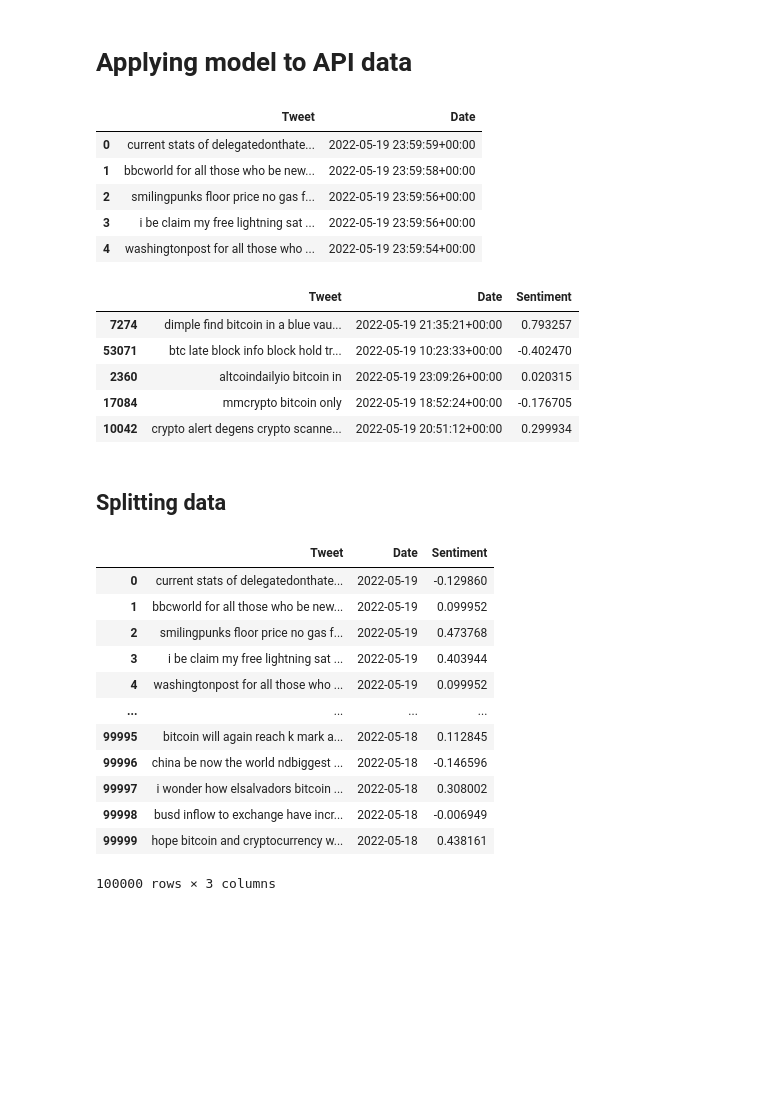
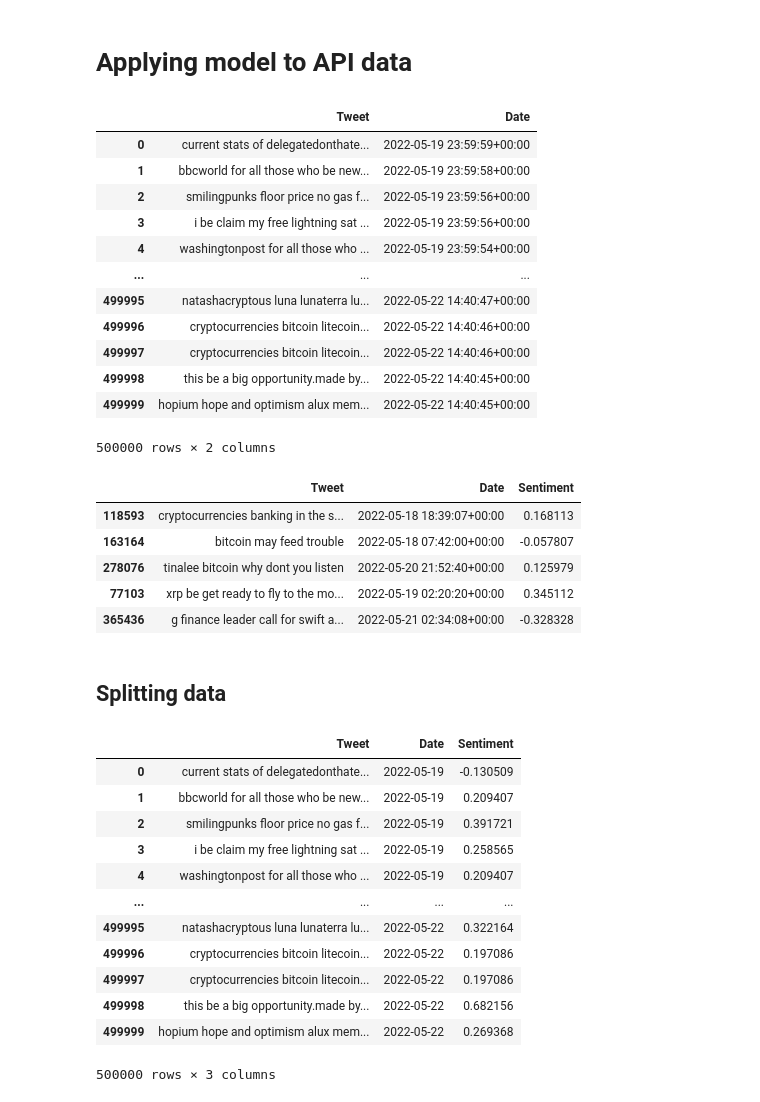
Before and after one commit to joshbrook/BTC-Sentiment-Analysis, a Jupyter notebook: preprocessing.ipynb, the cells around one changed output. Drawn from its saved outputs; the diff is of its cells as text; code cells hidden in the pictures; blank space fills up the shorter version.

```diff
--- a/preprocessing.ipynb
+++ b/preprocessing.ipynb
@@ -253,21 +253,28 @@ Minor improvement (~ 0.002)
 # %% [markdown]
 # Applying model to API data
 # %%
-data = pd.read_csv("data/Btc_tweets.csv").drop(columns=["Unnamed: 0"])
+data = pd.read_csv("data/Btc_tweets_17_23.csv").drop(columns=["Unnamed: 0"])
 
 updated = []
 for tweet in data["tweet"]:
     updated.append((tweet[1:-1].replace(",", "").replace("'", "")))
 
 api = pd.DataFrame(zip(updated, data["date"]), columns=["Tweet", "Date"])
-api.head(5)
+api
 # %% [output]
 |  | Tweet | Date |
 | 0 | current stats of delegatedonthate... | 2022-05-19 23:59:59+00:00 |
 | 1 | bbcworld for all those who be new... | 2022-05-19 23:59:58+00:00 |
 | 2 | smilingpunks floor price no gas f... | 2022-05-19 23:59:56+00:00 |
 | 3 | i be claim my free lightning sat ... | 2022-05-19 23:59:56+00:00 |
 | 4 | washingtonpost for all those who ... | 2022-05-19 23:59:54+00:00 |
+| ... | ... | ... |
+| 499995 | natashacryptous luna lunaterra lu... | 2022-05-22 14:40:47+00:00 |
+| 499996 | cryptocurrencies bitcoin litecoin... | 2022-05-22 14:40:46+00:00 |
+| 499997 | cryptocurrencies bitcoin litecoin... | 2022-05-22 14:40:46+00:00 |
+| 499998 | this be a big opportunity.made by... | 2022-05-22 14:40:45+00:00 |
+| 499999 | hopium hope and optimism alux mem... | 2022-05-22 14:40:45+00:00 |
+500000 rows × 2 columns
 # %%
 api_counts = count.transform(api["Tweet"])
 api_tfidf = tfidf_transformer.transform(api_counts)
@@ -278,11 +285,11 @@ df = pd.DataFrame(zip(api["Tweet"], api["Date"], r_pred), columns=["Tweet", "Dat
 df.sample(5)
 # %% [output]
 |  | Tweet | Date | Sentiment |
-| 7274 | dimple find bitcoin in a blue vau... | 2022-05-19 21:35:21+00:00 | 0.793257 |
-| 53071 | btc late block info block hold tr... | 2022-05-19 10:23:33+00:00 | -0.402470 |
-| 2360 | altcoindailyio bitcoin in | 2022-05-19 23:09:26+00:00 | 0.020315 |
-| 17084 | mmcrypto bitcoin only | 2022-05-19 18:52:24+00:00 | -0.176705 |
-| 10042 | crypto alert degens crypto scanne... | 2022-05-19 20:51:12+00:00 | 0.299934 |
+| 118593 | cryptocurrencies banking in the s... | 2022-05-18 18:39:07+00:00 | 0.168113 |
+| 163164 | bitcoin may feed trouble | 2022-05-18 07:42:00+00:00 | -0.057807 |
+| 278076 | tinalee bitcoin why dont you listen | 2022-05-20 21:52:40+00:00 | 0.125979 |
+| 77103 | xrp be get ready to fly to the mo... | 2022-05-19 02:20:20+00:00 | 0.345112 |
+| 365436 | g finance leader call for swift a... | 2022-05-21 02:34:08+00:00 | -0.328328 |
 # %% [markdown]
 ## Splitting data
 # %%
@@ -292,17 +299,17 @@ df["Date"] = [d.date() for d in pd.to_datetime(df["Date"])]
 df
 # %% [output]
 |  | Tweet | Date | Sentiment |
-| 0 | current stats of delegatedonthate... | 2022-05-19 | -0.129860 |
-| 1 | bbcworld for all those who be new... | 2022-05-19 | 0.099952 |
-| 2 | smilingpunks floor price no gas f... | 2022-05-19 | 0.473768 |
-| 3 | i be claim my free lightning sat ... | 2022-05-19 | 0.403944 |
-| 4 | washingtonpost for all those who ... | 2022-05-19 | 0.099952 |
+| 0 | current stats of delegatedonthate... | 2022-05-19 | -0.130509 |
+| 1 | bbcworld for all those who be new... | 2022-05-19 | 0.209407 |
+| 2 | smilingpunks floor price no gas f... | 2022-05-19 | 0.391721 |
+| 3 | i be claim my free lightning sat ... | 2022-05-19 | 0.258565 |
+| 4 | washingtonpost for all those who ... | 2022-05-19 | 0.209407 |
 | ... | ... | ... | ... |
-| 99995 | bitcoin will again reach k mark a... | 2022-05-18 | 0.112845 |
-| 99996 | china be now the world ndbiggest ... | 2022-05-18 | -0.146596 |
-| 99997 | i wonder how elsalvadors bitcoin ... | 2022-05-18 | 0.308002 |
-| 99998 | busd inflow to exchange have incr... | 2022-05-18 | -0.006949 |
-| 99999 | hope bitcoin and cryptocurrency w... | 2022-05-18 | 0.438161 |
+| 499995 | natashacryptous luna lunaterra lu... | 2022-05-22 | 0.322164 |
+| 499996 | cryptocurrencies bitcoin litecoin... | 2022-05-22 | 0.197086 |
+| 499997 | cryptocurrencies bitcoin litecoin... | 2022-05-22 | 0.197086 |
+| 499998 | this be a big opportunity.made by... | 2022-05-22 | 0.682156 |
+| 499999 | hopium hope and optimism alux mem... | 2022-05-22 | 0.269368 |
-100000 rows × 3 columns
+500000 rows × 3 columns
 # %%
 df.to_csv("data/api_tagged.csv")
```
Also changed, not shown: parts of 2 cells of this notebook, 3 other files.
